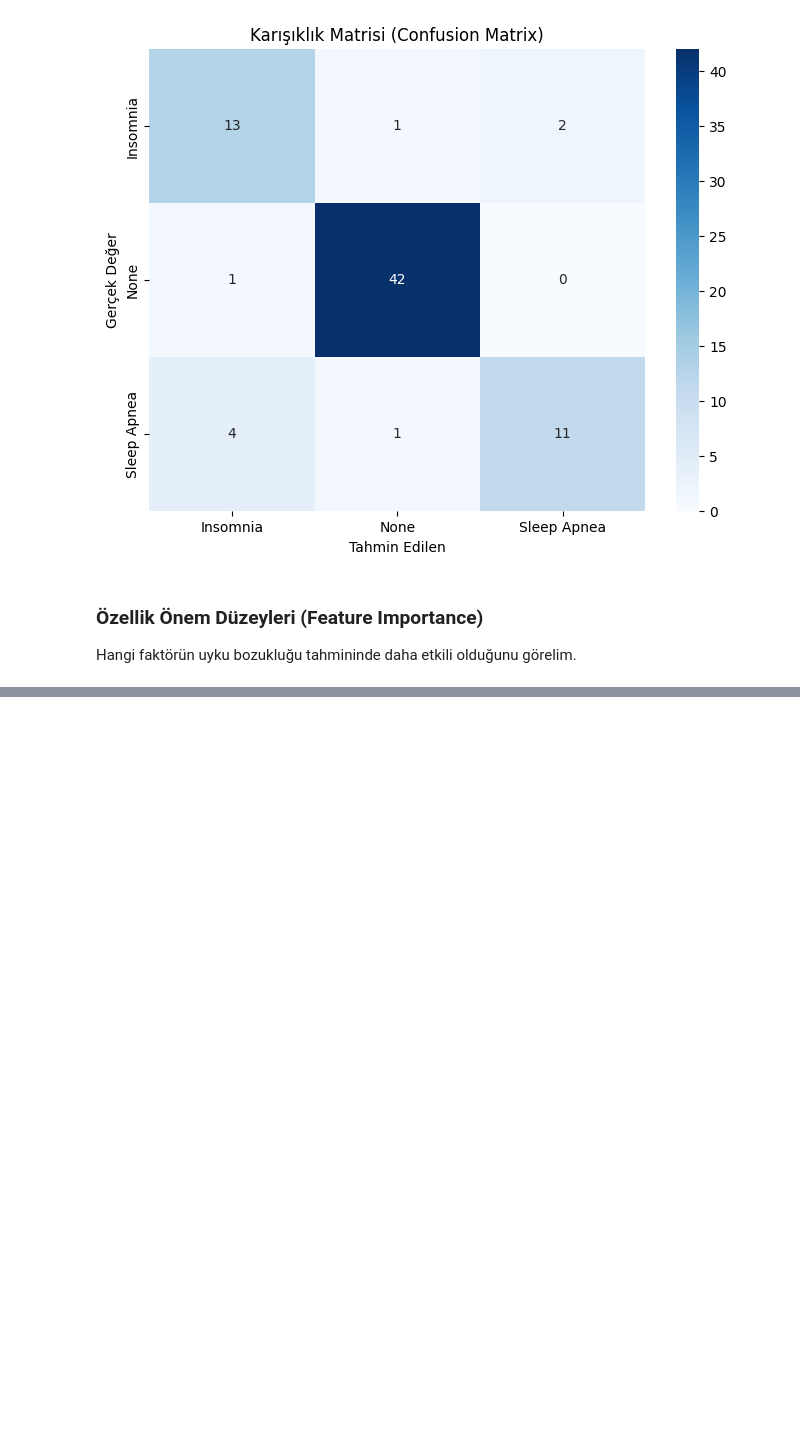
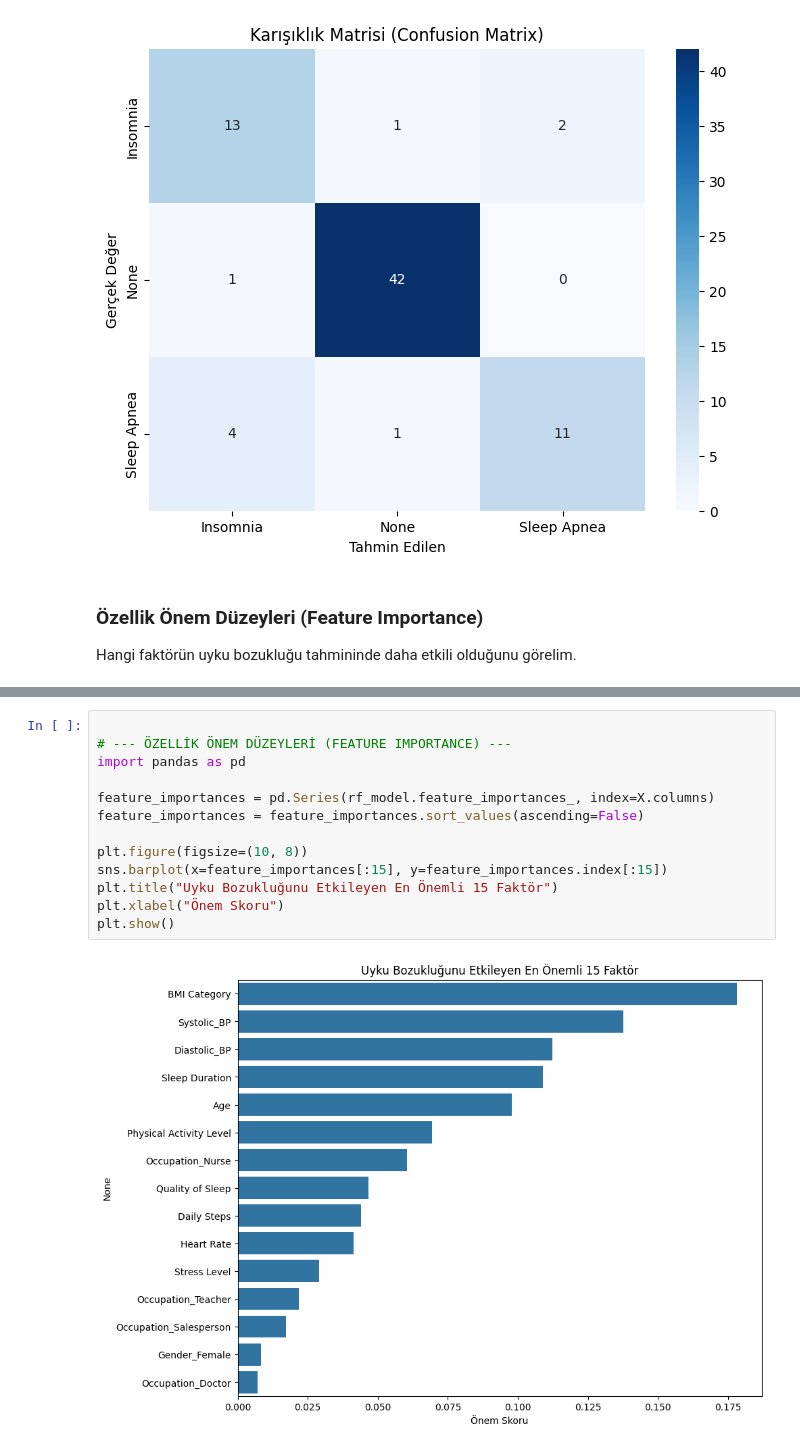
Before and after one commit to meminglr/bioinformatics_project, a Jupyter notebook: main.ipynb, the cells around one changed output, grey strips where cells are left out. Drawn from its saved outputs; the diff is of its cells as text; blank space fills up the shorter version.

```diff
--- a/main.ipynb
+++ b/main.ipynb
@@ -255,0 +361,15 @@ Passing `palette` without assigning `hue` is deprecated and will be removed in v
+# %%
+
+# --- ÖZELLİK ÖNEM DÜZEYLERİ (FEATURE IMPORTANCE) ---
+import pandas as pd
+
+feature_importances = pd.Series(rf_model.feature_importances_, index=X.columns)
+feature_importances = feature_importances.sort_values(ascending=False)
+
+plt.figure(figsize=(10, 8))
+sns.barplot(x=feature_importances[:15], y=feature_importances.index[:15])
+plt.title("Uyku Bozukluğunu Etkileyen En Önemli 15 Faktör")
+plt.xlabel("Önem Skoru")
+plt.show()
+# %% [output]
+[figure, added]
```
Also changed, not shown: parts of 7 cells of this notebook.
